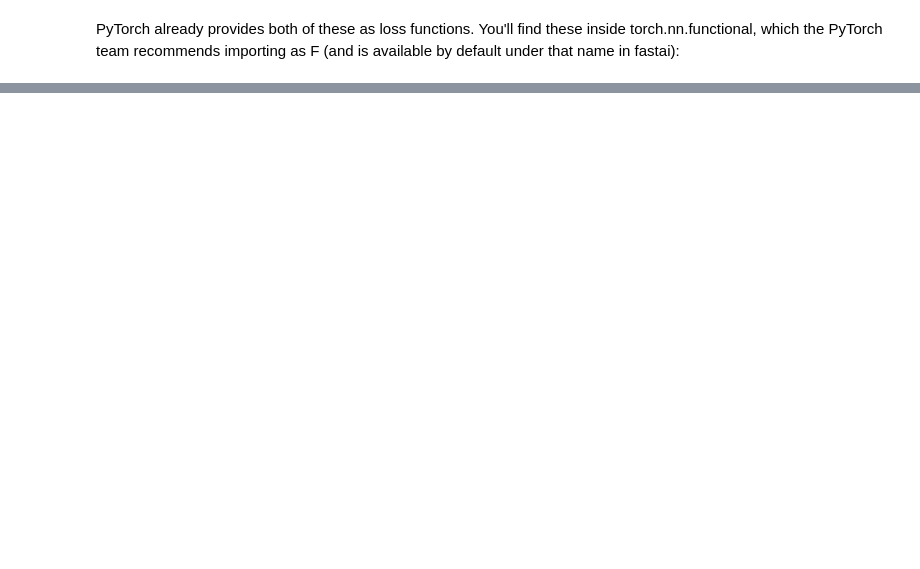
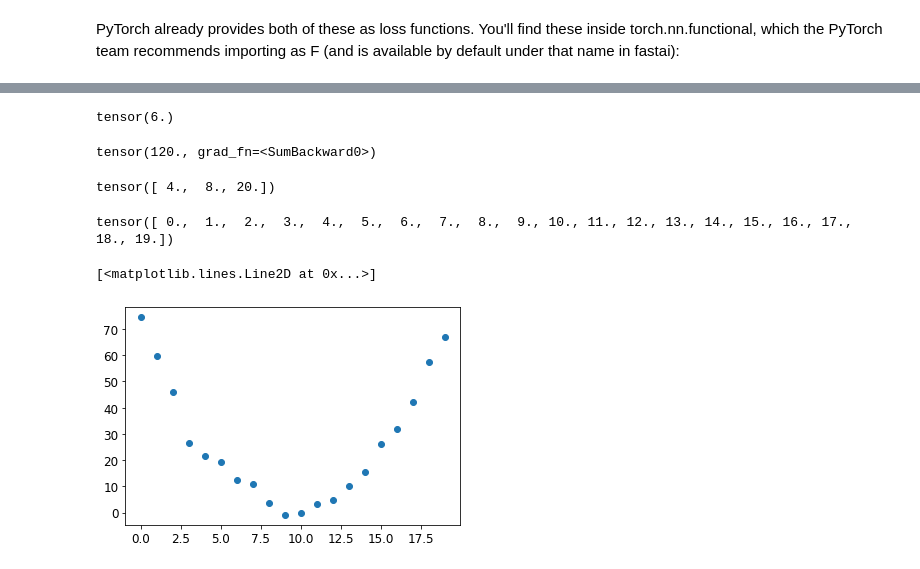
Before and after one commit to code4plot/aws, a Jupyter notebook: MNIST_3-7.ipynb, the cells around one changed output, grey strips where cells are left out. Cells and saved outputs as stored; diff of their text form; code cells hidden in the pictures; blank space fills up the shorter version.

```diff
--- a/MNIST_3-7.ipynb
+++ b/MNIST_3-7.ipynb
@@ -163,0 +251,31 @@ F.l1_loss(a_3, mean7), F.mse_loss(a_3, mean7).sqrt()
+# %%
+xt.grad
+# %% [output]
+tensor(6.)
+# %%
+#works also with a list
+xt = tensor([2.,4.,10.]).requires_grad_()
+def f(x): return (x**2).sum()
+yt = f(xt)
+yt
+# %% [output]
+tensor(120., grad_fn=<SumBackward0>)
+# %%
+yt.backward()
+xt.grad
+# %% [output]
+tensor([ 4.,  8., 20.])
+# %%
+#take an example of a data of speed ~ time
+time = torch.arange(0,20).float()
+time
+# %% [output]
+tensor([ 0.,  1.,  2.,  3.,  4.,  5.,  6.,  7.,  8.,  9., 10., 11., 12., 13., 14., 15., 16., 17., 18., 19.])
+# %%
+#define its relationship to speed
+import matplotlib.pyplot as plt
+speed = torch.randn(20)*3 + 0.75*(time-9.5)**2 + 1
+plt.plot(time, speed, 'o')
+# %% [output]
+[<matplotlib.lines.Line2D at 0x...>]
+[figure, added]
```
Also changed, not shown: parts of 100 cells of this notebook.
